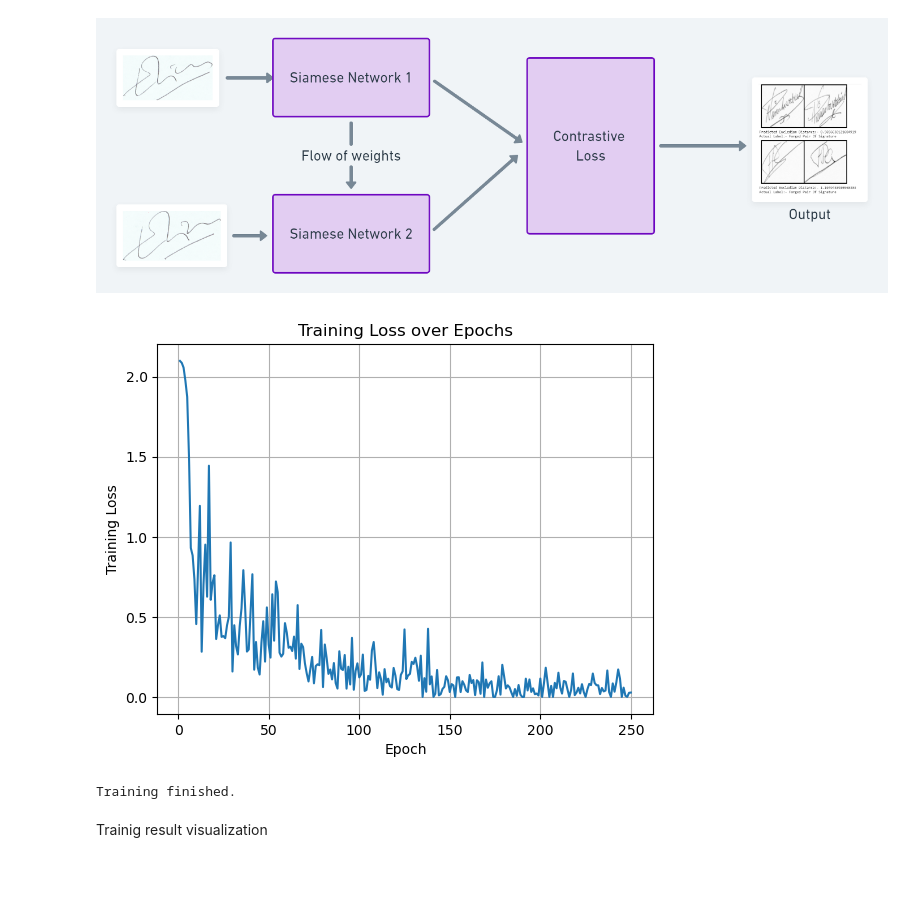
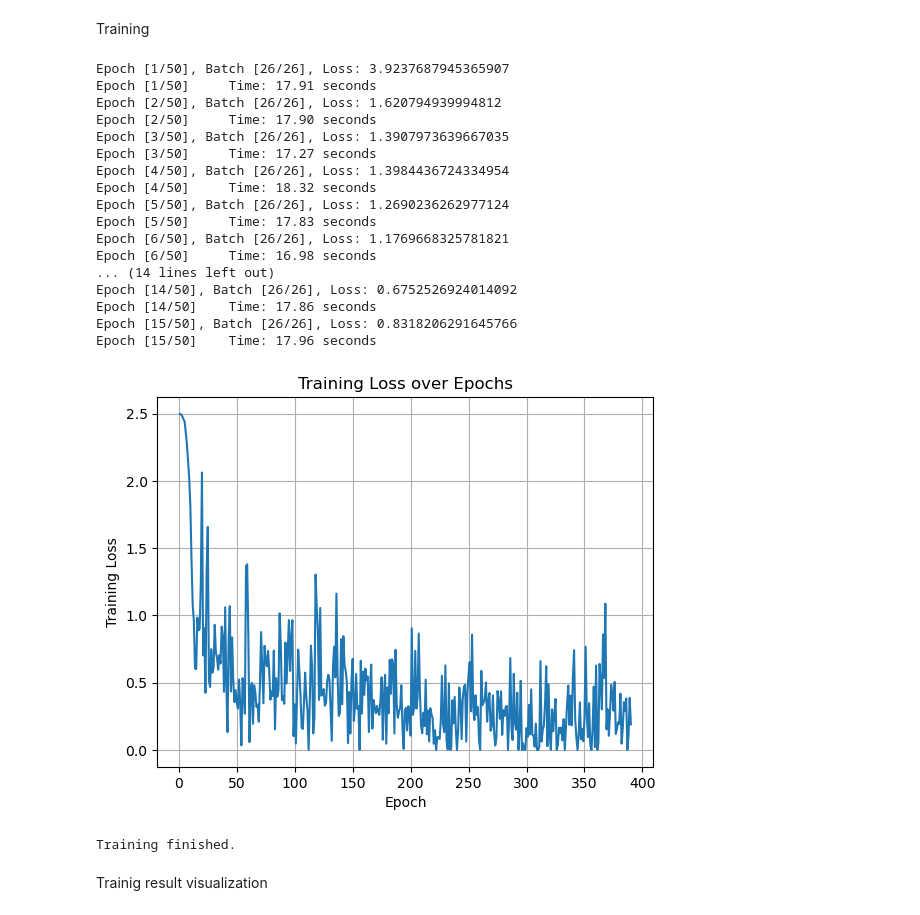
Before and after one commit to PNisargkumar/SiameseNeuralNetwork, a Jupyter notebook: 014_siameseNetwork.ipynb, the cells around one changed output. Drawn from its saved outputs; the diff is of its cells as text; code cells hidden in the pictures; blank space fills up the shorter version.

```diff
--- a/014_siameseNetwork.ipynb
+++ b/014_siameseNetwork.ipynb
@@ -282,17 +258,23 @@ print(next(iter(train_dataloader)),'\n')
 # %%
-net = SiameseNetwork().to(device)
+siamese_dataset = SiameseNetworkDataset(imageFolderDataset=folder_dataset_train, transform=transformation,test = False)
+train_dataloader = DataLoader(siamese_dataset, shuffle=True, batch_size=d_batch_size)
+net = SiameseNetwork(d_latent).to(device)
 criterion = QuadrupletLoss()
 optimizer = optim.Adam(net.parameters(), lr = 0.0005 )
-# %% [markdown]
-![image.png](embedded-picture-1)
+# %% [markdown]
+Training
 # %%
+
 counter = []
 loss_history = []
-iteration_number= 0
+iteration_no = 0
 # Training loop
-for epoch in range(d_no_epochs):
+for epoch in range(15):
     # Initialize the running loss
     running_loss = 0.0
+
+    # Initialize the start time for the epoch
+    epoch_start_time = time.time()
 
     # Iterate over the batches in the dataloader
     for i, (anchor, positive, negative, edgecase,_)  in enumerate(train_dataloader):
@@ -306,41 +288,62 @@ for epoch in range(d_no_epochs):
         # Forward pass
         output_anchor, output_positive, output_negative, output_edgecase = net(anchor, positive, negative,edgecase)
 
         # Calculate the triplet loss
         loss_quadruplet = criterion(output_anchor, output_positive, output_negative, output_edgecase)
 
         # Backward pass and optimization
         loss_quadruplet.backward()
         optimizer.step()
 
         # Update the running loss
         running_loss += loss_quadruplet.item()
 
         # Print the loss every 10 batches
-        if (i + 1) % 10 == 0:
+        if (i + 1) % len(train_dataloader) == 0:
             print(f"Epoch [{epoch+1}/{d_no_epochs}], Batch [{i+1}/{len(train_dataloader)}], Loss: {running_loss / 10}")
             running_loss = 0.0
 
-        # Increment the iteration number
-        iteration_number += 1
+        iteration_no += 1
 
-        # Store the loss value
-        counter.append(iteration_number)
         loss_history.append(loss_quadruplet.item())
+        counter.append(iteration_no)
 
-    # End of epoch """
+    # End of epoch
+    # Calculate the epoch running time
+    epoch_end_time = time.time()
+    epoch_time = epoch_end_time - epoch_start_time
+
+    # Print epoch summary
+    print(f"Epoch [{epoch + 1}/{d_no_epochs}] \t Time: {epoch_time:.2f} seconds")
 
 # Training complete
 plt.plot(counter, loss_history)
 plt.xlabel('Epoch')
 plt.ylabel('Training Loss')
 plt.title('Training Loss over Epochs')
 plt.grid(True)
 plt.show()
 print("Training finished.")
 # %% [output]
+Epoch [1/50], Batch [26/26], Loss: 3.9237687945365907
+Epoch [1/50]     Time: 17.91 seconds
+Epoch [2/50], Batch [26/26], Loss: 1.620794939994812
+Epoch [2/50]     Time: 17.90 seconds
+Epoch [3/50], Batch [26/26], Loss: 1.3907973639667035
+Epoch [3/50]     Time: 17.27 seconds
+Epoch [4/50], Batch [26/26], Loss: 1.3984436724334954
+Epoch [4/50]     Time: 18.32 seconds
+Epoch [5/50], Batch [26/26], Loss: 1.2690236262977124
+Epoch [5/50]     Time: 17.83 seconds
+Epoch [6/50], Batch [26/26], Loss: 1.1769668325781821
+Epoch [6/50]     Time: 16.98 seconds
+... (14 lines left out)
+Epoch [14/50], Batch [26/26], Loss: 0.6752526924014092
+Epoch [14/50]    Time: 17.86 seconds
+Epoch [15/50], Batch [26/26], Loss: 0.8318206291645766
+Epoch [15/50]    Time: 17.96 seconds
-[figure, old version]
+[figure, new version]
-Training finished.
+Training finished.
 # %% [markdown]
 Trainig result visualization
 # %%
```
Also changed, not shown: parts of 31 cells of this notebook, 1 other file.
